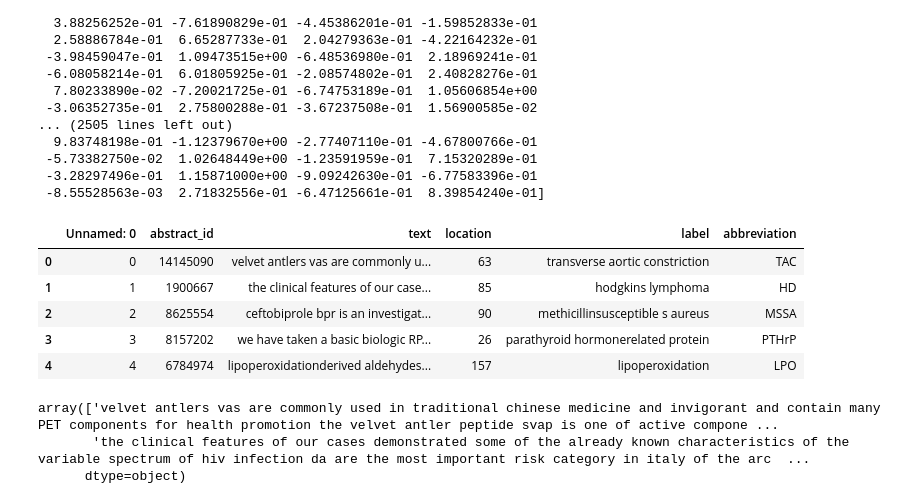
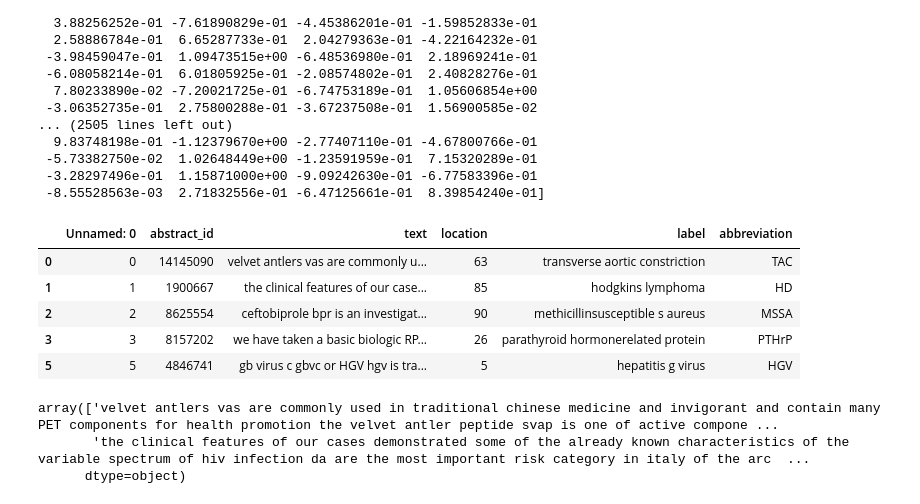
Before and after one commit to davidsolow/med-abbrev-mystery, a Jupyter notebook: biobert.ipynb, the cells around one changed output. Cells and saved outputs as stored; diff of their text form; code cells hidden in the pictures.

```diff
--- a/biobert.ipynb
+++ b/biobert.ipynb
@@ -77,36 +77,41 @@ Embedding: [-1.42003015e-01  9.69023481e-02 -2.69721925e-01  1.01291072e+00
  -3.28297496e-01  1.15871000e+00 -9.09242630e-01 -6.77583396e-01
  -8.55528563e-03  2.71832556e-01 -6.47125661e-01  8.39854240e-01]
 # %%
+max_len=100
+
 def process_location(location):
     return list(map(int, eval(location)))[0]
 
 def process_label(label):
     return eval(label)[0]
 
 # Reading and processing training data
 train_df = pd.read_csv('data/medal_train.csv')
 train_df['location'] = train_df['location'].map(process_location)
 train_df['label'] = train_df['label'].map(process_label)
 train_df['abbreviation'] = train_df.apply(lambda row: row['text'].split()[row['location']], axis=1)
+train_df = train_df[train_df['location'] <= max_len-1]
 
 # Reading and processing validation data
 val_df = pd.read_csv('data/medal_val.csv')
 val_df['location'] = val_df['location'].map(process_location)
 val_df['label'] = val_df['label'].map(process_label)
 val_df['abbreviation'] = val_df.apply(lambda row: row['text'].split()[row['location']], axis=1)
+val_df = val_df[val_df['location'] <= max_len-1]
 
 # Reading and processing test data
 test_df = pd.read_csv('data/medal_test.csv')
 test_df['location'] = test_df['location'].map(process_location)
 test_df['label'] = test_df['label'].map(process_label)
 test_df['abbreviation'] = test_df.apply(lambda row: row['text'].split()[row['location']], axis=1)
+test_df = test_df[test_df['location'] <= max_len-1]
 
 train_df.head()
 # %% [output]
 |  | Unnamed: 0 | abstract_id | text | location | label | abbreviation |
 | 0 | 0 | 14145090 | velvet antlers vas are commonly u... | 63 | transverse aortic constriction | TAC |
 | 1 | 1 | 1900667 | the clinical features of our case... | 85 | hodgkins lymphoma | HD |
 | 2 | 2 | 8625554 | ceftobiprole bpr is an investigat... | 90 | methicillinsusceptible s aureus | MSSA |
 | 3 | 3 | 8157202 | we have taken a basic biologic RP... | 26 | parathyroid hormonerelated protein | PTHrP |
-| 4 | 4 | 6784974 | lipoperoxidationderived aldehydes... | 157 | lipoperoxidation | LPO |
+| 5 | 5 | 4846741 | gb virus c gbvc or HGV hgv is tra... | 5 | hepatitis g virus | HGV |
 # %%
```
Also changed, not shown: parts of 16 cells of this notebook.
